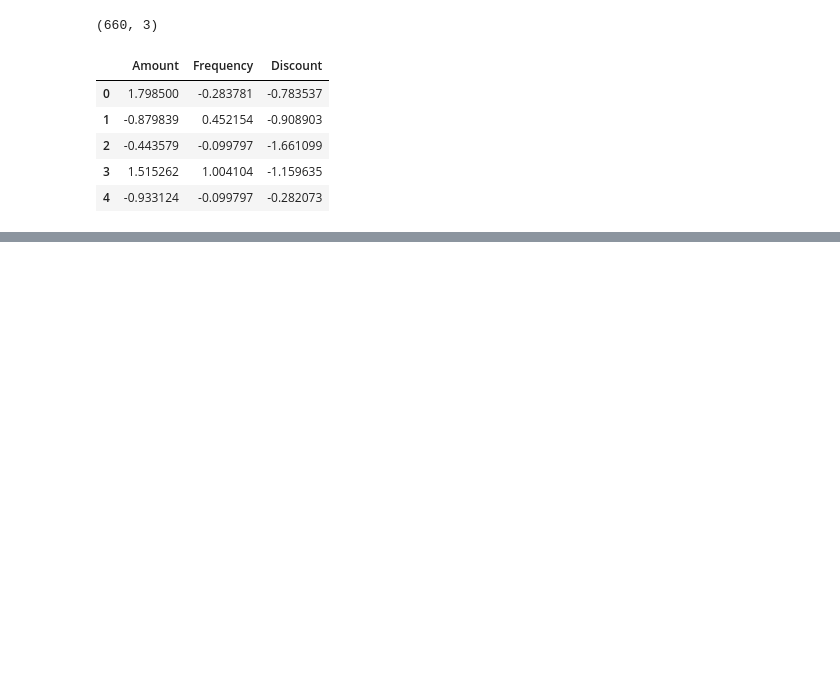
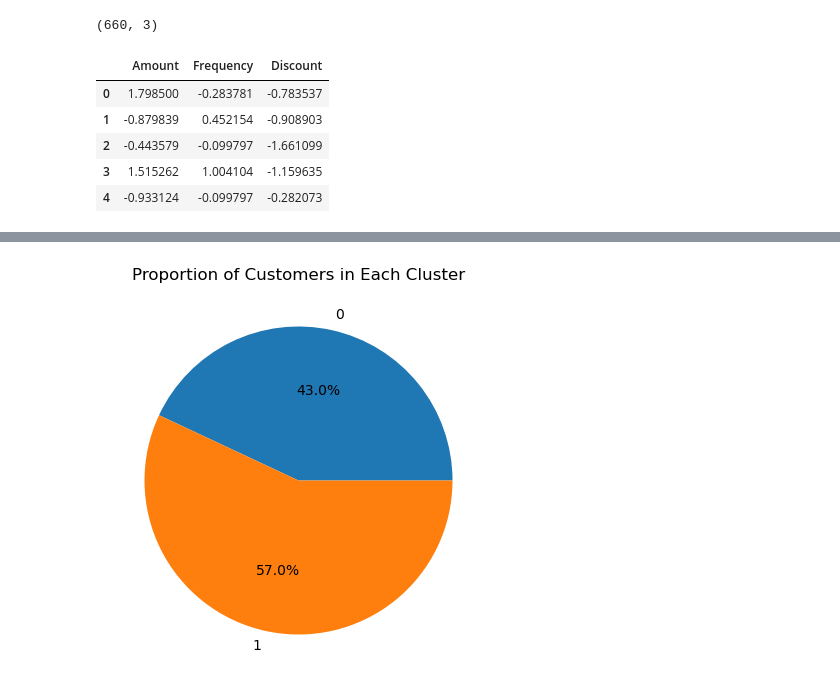
Before and after one commit to michalpasternak7/e-Commerce, a Jupyter notebook: superstore_clustering.ipynb, the cells around one changed output, grey strips where cells are left out. Cells and saved outputs as stored; diff of their text form; code cells hidden in the pictures; blank space fills up the shorter version.

```diff
--- a/superstore_clustering.ipynb
+++ b/superstore_clustering.ipynb
@@ -708,0 +735,11 @@ For n_clusters=8, the silhouette score is 0.25402793849255245
+# %%
+# Calculate the proportions of customers in each cluster
+cluster_proportions = rfm_df_discount['ClusterId'].value_counts(normalize=True).sort_index().round(4)
+
+# Create a pie plot
+plt.figure(figsize=(5, 5))  # Adjust the figure size here
+plt.pie(cluster_proportions.values, labels=cluster_proportions.index, autopct='%1.1f%%')
+plt.title('Proportion of Customers in Each Cluster')
+plt.show()
+# %% [output]
+[figure, added]
```
Also changed, not shown: parts of 18 cells of this notebook, 3 other files.
